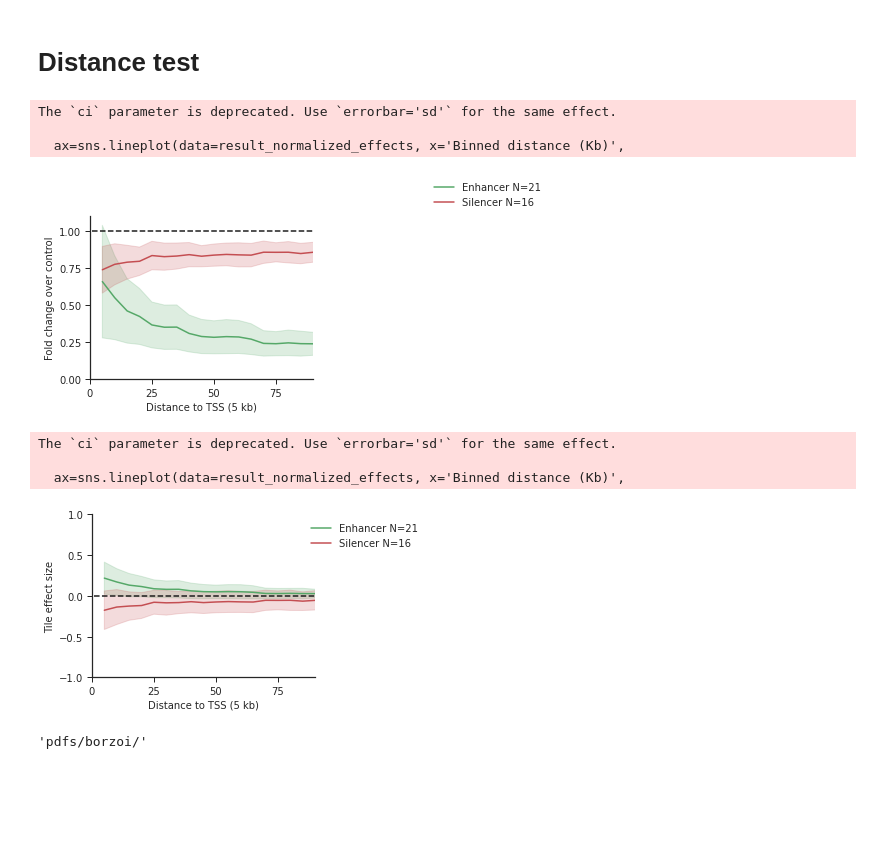
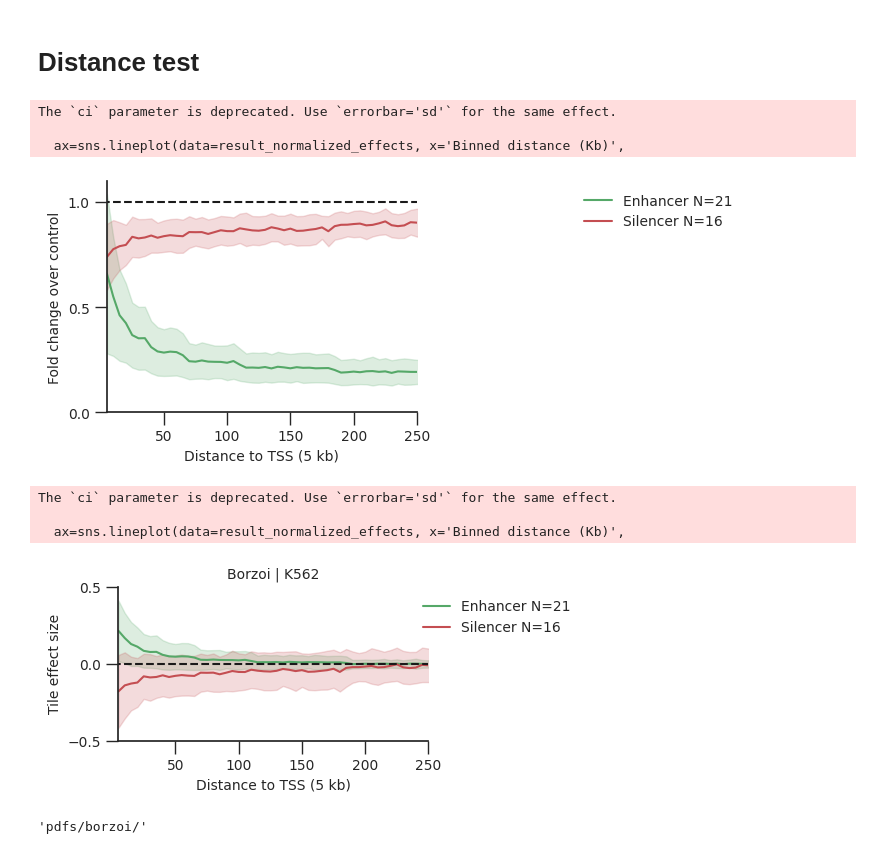
Before and after one commit to p-koo/creme-nn, a Jupyter notebook: figures/Borzoi.ipynb, the cells around one changed output. Saved outputs shown, nothing was run; the diff lists cells and outputs as text; code cells hidden in the pictures; blank space fills up the shorter version.

Commit message:
adjust borzoi dist test plot

```diff
--- a/figures/Borzoi.ipynb
+++ b/figures/Borzoi.ipynb
@@ -53,17 +53,22 @@ for c, cell_line in enumerate(['K562', 'GM12878', 'PC-3']):
 
     ax.spines['right'].set_visible(False)
     ax.spines['top'].set_visible(False)
-    ax.set_ylabel('Enformer (WT)', fontsize=fontsize)
-    ax.set_xlabel('Borzoi (WT)', fontsize=fontsize)
+    ax.set_ylabel('Enformer (predicted TSS activity)', fontsize=fontsize)
+    ax.set_xlabel('Borzoi (predicted TSS activity)', fontsize=fontsize)
     ax.set_title(cell_line, fontsize=fontsize)
     ax.set_aspect('equal')
+    max_axis =  np.max(np.array([x, y]))+10
+
+    plt.xticks(list(range(0, int(max_axis), 200)))
+    plt.yticks(list(range(0, int(max_axis), 200)))
 
     plt.setp(ax.get_xticklabels(), fontsize=fontsize)
     plt.setp(ax.get_yticklabels(), fontsize=fontsize)
     _, xmax = ax.get_xlim()
-    ax.set_ylim(0, np.max(np.array([x, y]))+10)
+    ax.set_ylim(0, max_axis)
 
-    ax.set_xlim(0, np.max(np.array([x, y]))+10)
+    ax.set_xlim(0, max_axis)
+
     # ax.set_title(f'{cell_line} PCC={np.round(pearsonr(x,y)[0], 3)}, N={borzoi_enf_merge.shape[0]}')
     # plt.suptitle('Gene level comparison')
     plt.savefig(f"{pdf_dir}/gene_activity_comparison_{cell_line}.png", bbox_inches='tight')
@@ -345,45 +350,51 @@ for i, row in n_df.iterrows():
     tile_labels[k] = f'{i} N={row.iloc[0]//len(cre_tiles_starts_abs)}'
 result_normalized_effects['tile class'] = [tile_labels[t] for t in result_normalized_effects['tile class']]
 
 
 for y, hline_y, filename_label in [['Fold change over control', 1, 'fold_change'], ["CRE sufficiency effect", 0, 'cre_effect']]:
+    if filename_label == 'fold_change':
+        fig, ax = plt.subplots(1, figsize=[4, 3])
+        ax.set_yticks([0, 0.5, 1])
+    else:
+        fig, ax = plt.subplots(1, figsize=[4, 2])
+        ax.set_yticks([-0.5, 0, 0.5])
 
-
-    fig, ax = plt.subplots(1, figsize=[4, 3])
     ax=sns.lineplot(data=result_normalized_effects, x='Binned distance (Kb)',
                     y=y, hue='tile class', ci='sd',
                   palette=my_palette)
-    ax.plot([1, 93],[hline_y, hline_y], '--k')
-    ax.set_xlim([5,90])
+    ax.plot([1, 250],[hline_y, hline_y], '--k')
+    ax.set_xlim([5, 250])
     # ax.set_ylim(0,1.75)
     ax.spines['top'].set_visible(False)
     ax.spines['right'].set_visible(False)
     plt.setp(ax.get_xticklabels(), fontsize=fontsize)
     plt.setp(ax.get_yticklabels(), fontsize=fontsize)
     plt.yticks(fontsize=fontsize)
-    plt.xticks([0,25,50,75], fontsize=fontsize)
+    # plt.xticks([0,25,50,75], fontsize=fontsize)
     ax.set_xlabel('Distance to TSS (5 kb)', fontsize=fontsize)
     if y == "CRE sufficiency effect":
         ax.set_ylabel('Tile effect size', fontsize=fontsize)
-        ax.set_ylim(-1,1)
+        ax.set_ylim(-0.5, 0.5)
+        ax.set_title('Borzoi | K562', fontsize=fontsize)
 
     else:
         ax.set_ylabel(y, fontsize=fontsize)
         ax.set_ylim(0,1.1)
 
 
+
     plt.legend(frameon=False, bbox_to_anchor=[1.5,1], fontsize=fontsize)
-    plt.savefig(f"{pdf_dir}/distance_test_{filename_label}.pdf")
+    plt.savefig(f"{pdf_dir}/distance_test_{filename_label}.pdf", bbox_inches='tight')
     plt.show()
 # %% [output]
 The `ci` parameter is deprecated. Use `errorbar='sd'` for the same effect.
 
   ax=sns.lineplot(data=result_normalized_effects, x='Binned distance (Kb)',
-[figure, old version]
+[figure, new version]
 The `ci` parameter is deprecated. Use `errorbar='sd'` for the same effect.
 
   ax=sns.lineplot(data=result_normalized_effects, x='Binned distance (Kb)',
-[figure, old version]
+[figure, new version]
 # %%
 pdf_dir
 # %% [output]
```
Also changed, not shown: parts of 2 cells of this notebook, 4 other files.
